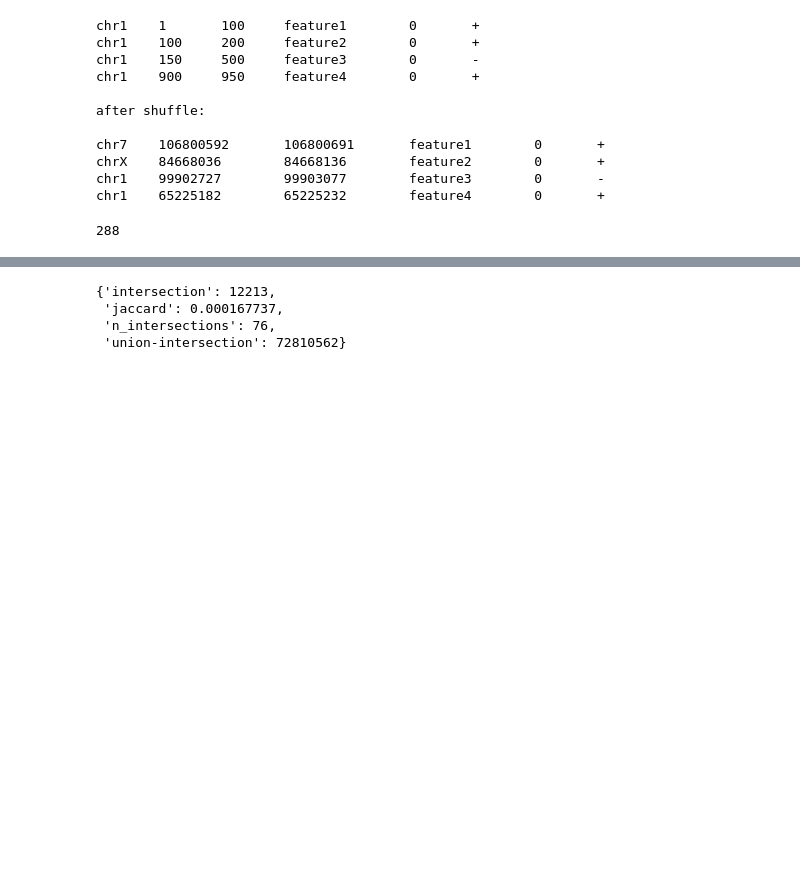
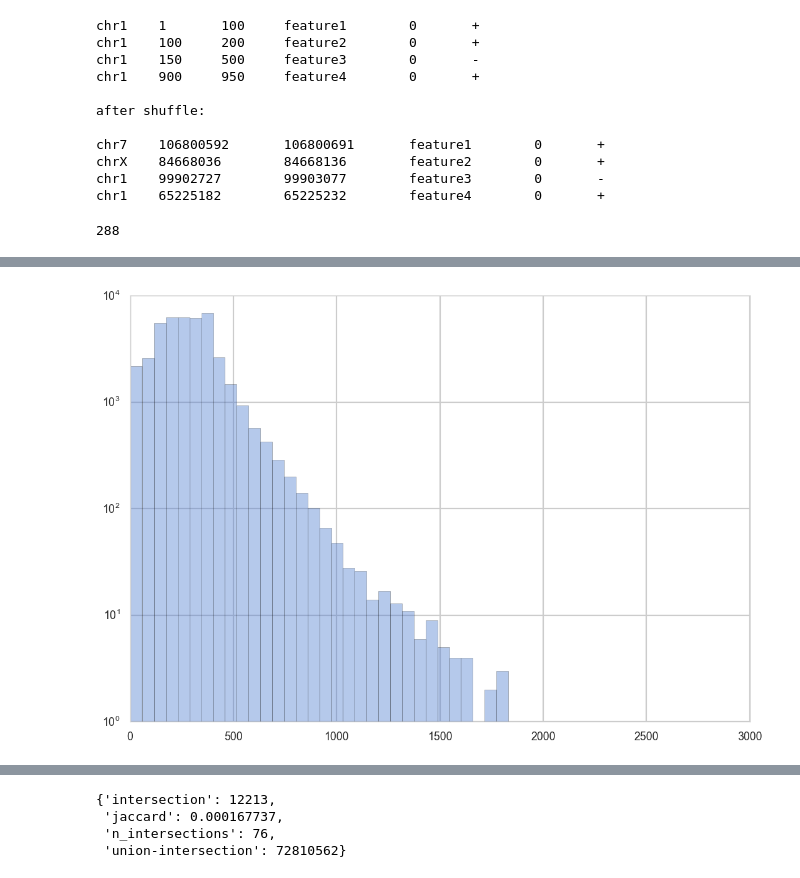
Before and after one commit to mvanzetti/thesis, a Jupyter notebook: notebooks/Null Model.ipynb, the cells around one changed output, grey strips where cells are left out. Saved outputs shown, nothing was run; the diff lists cells and outputs as text; code cells hidden in the pictures; blank space fills up the shorter version.

Commit message:
Included size distributions in null model notebook

```diff
--- a/notebooks/Null Model.ipynb
+++ b/notebooks/Null Model.ipynb
@@ -67,3 +67,16 @@ encode_shuffled_bed_sorted = encode_shuffled_bed.sort()
 empty_bed = BedTool()
 fantom_random_bed = empty_bed.random(l=mean_size(fantom_bed), n=len(fantom_bed), genome='hg19')
 fantom_random_bed_sorted = fantom_random_bed.sort()
+# %%
+def compute_size(row, prefix=None):
+    col_name = prefix + '_name' if prefix else 'name'
+    if row[col_name] == '.':
+        return 0
+    col_end = prefix + '_end' if prefix else 'end'
+    col_start = prefix + '_start' if prefix else 'start'
+    size = abs(row[col_end] - row[col_start])
+    return size
+# %%
+fantom_df = fantom_bed.to_dataframe()
+fantom_df['size'] = fantom_df.apply(lambda row: compute_size(row), axis = 1)
+fantom_df[['size']].describe()
@@ -69,0 +121,10 @@ fantom_random_bed_sorted = fantom_random_bed.sort()
+# %%
+import seaborn as sns
+sns.set(style="whitegrid")
+%matplotlib inline
+sns.set_context("poster", font_scale=0.8, rc={"lines.linewidth": 1})
+plot = sns.distplot(fantom_df[['size']], kde=False, fit=None, color='b')
+plot.set_yscale('log')
+#sns.distplot(fantom_shuffled_df[['size']], kde=False, fit=None)
+# %% [output]
+[figure, added]
```
Also changed, not shown: parts of 5 cells of this notebook.
